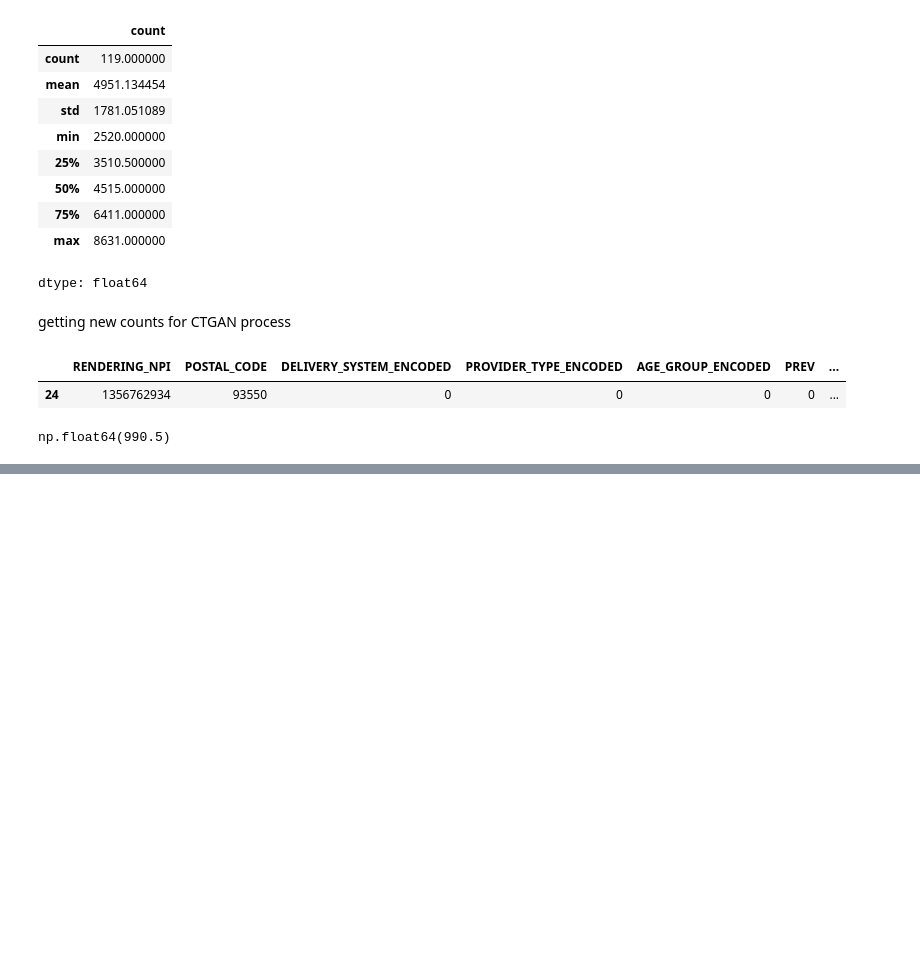
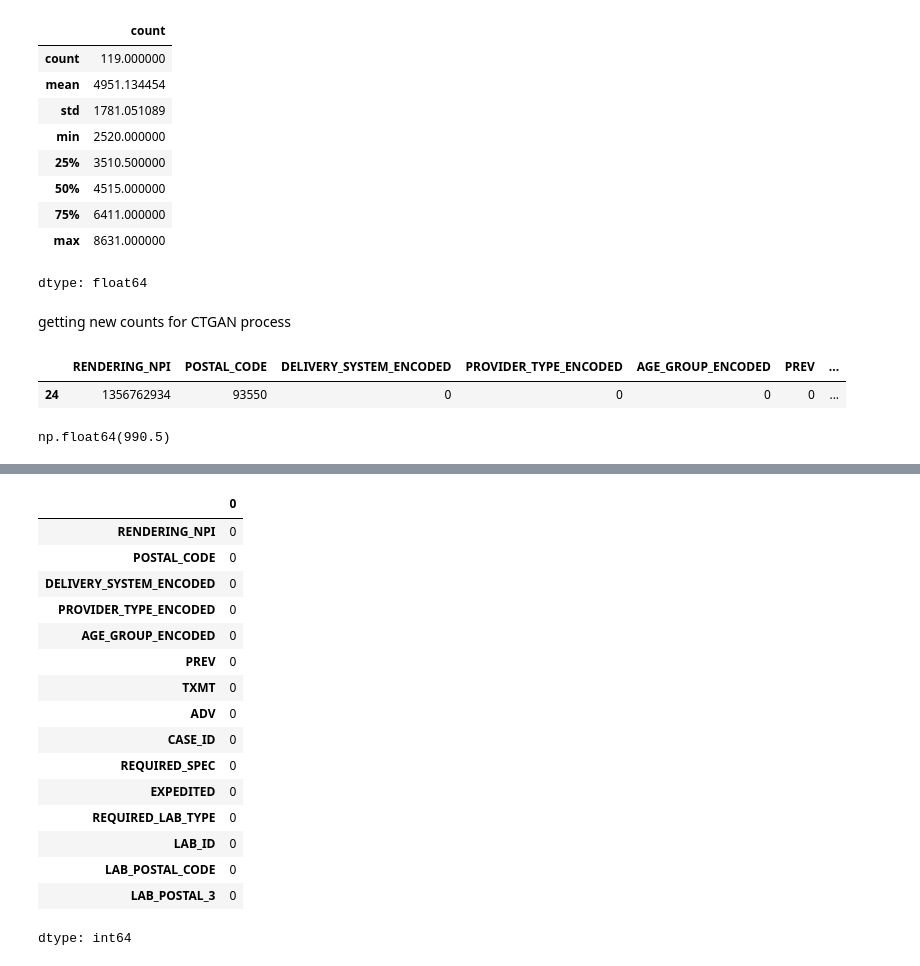
Before and after one commit to z-anxprincex1/smart-dental-ai, a Jupyter notebook: smart_dental_fe2.ipynb, the cells around one changed output, grey strips where cells are left out. Cells and saved outputs as stored; diff of their text form; code cells hidden in the pictures; blank space fills up the shorter version.

```diff
--- a/smart_dental_fe2.ipynb
+++ b/smart_dental_fe2.ipynb
@@ -164,0 +172,20 @@ TypeError: Error: Sampling terminated. No results were saved due to unspecified
+# %%
+df_filtered.isnull().sum()
+# %% [output]
+|  | 0 |
+| RENDERING_NPI | 0 |
+| POSTAL_CODE | 0 |
+| DELIVERY_SYSTEM_ENCODED | 0 |
+| PROVIDER_TYPE_ENCODED | 0 |
+| AGE_GROUP_ENCODED | 0 |
+| PREV | 0 |
+| TXMT | 0 |
+| ADV | 0 |
+| CASE_ID | 0 |
+| REQUIRED_SPEC | 0 |
+| EXPEDITED | 0 |
+| REQUIRED_LAB_TYPE | 0 |
+| LAB_ID | 0 |
+| LAB_POSTAL_CODE | 0 |
+| LAB_POSTAL_3 | 0 |
+dtype: int64
```
Also changed, not shown: parts of 6 cells of this notebook, 1 other file.
